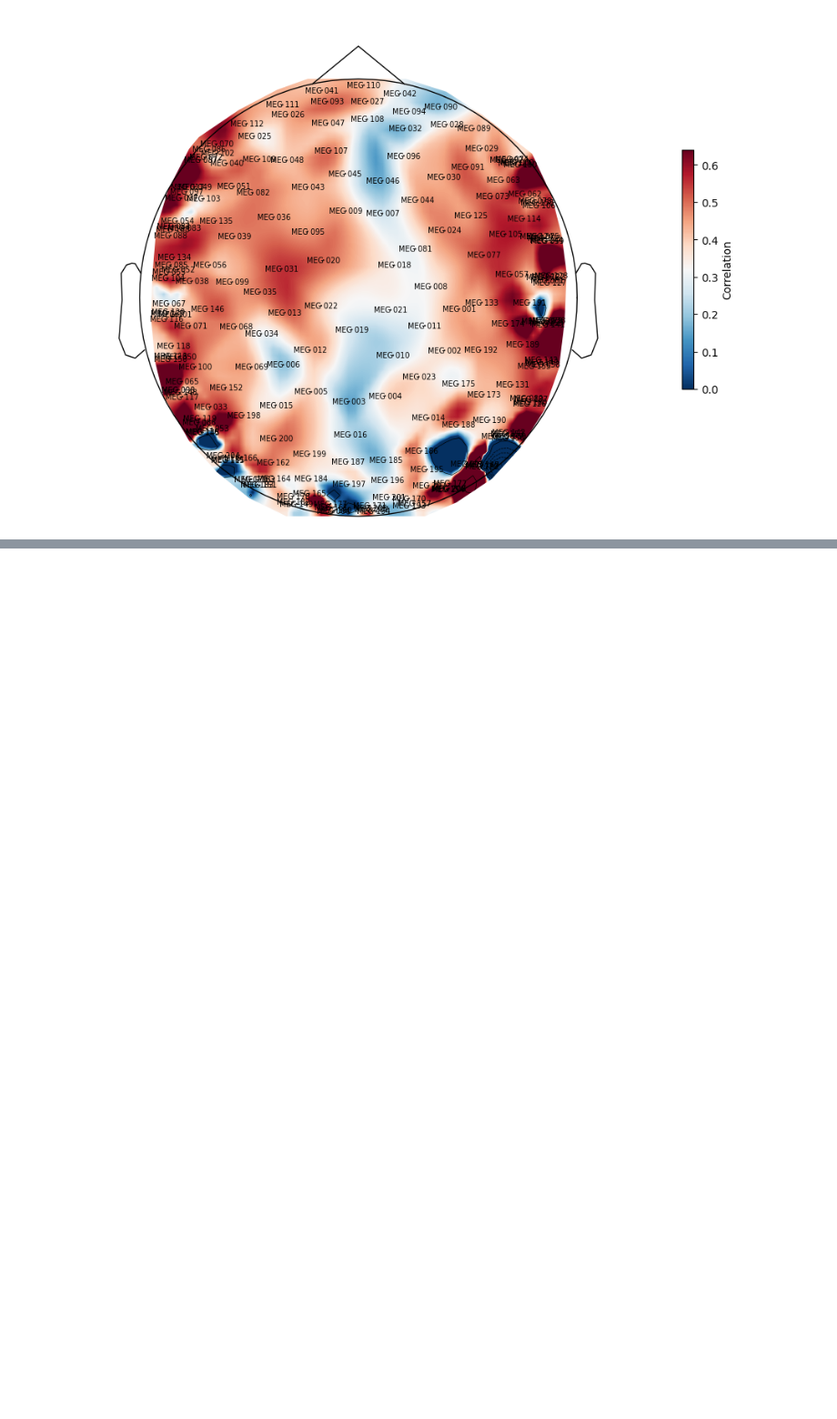
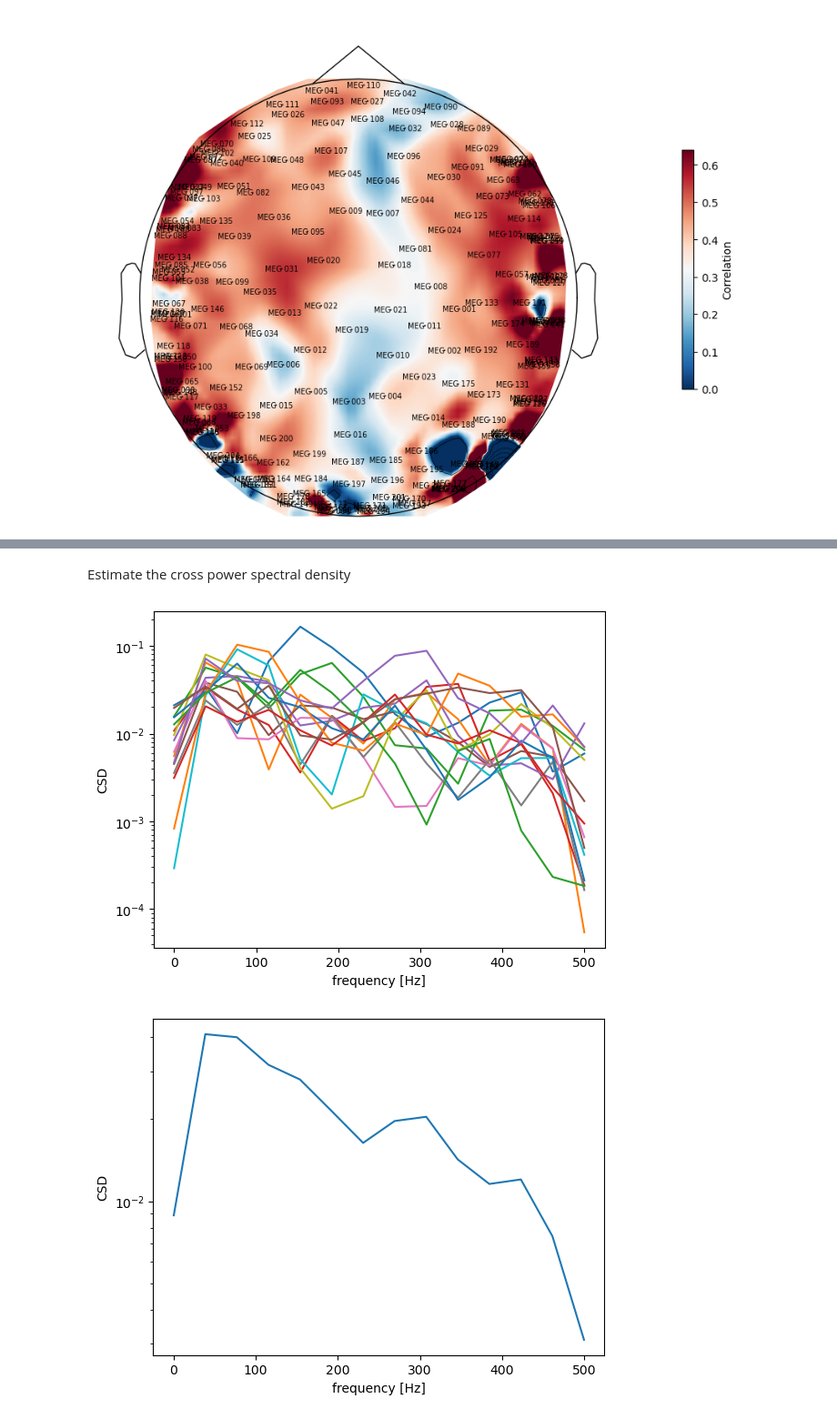
Before and after one commit to neoayanami/meg-encoding, a Jupyter notebook: code/run_train.ipynb, the cells around one changed output, grey strips where cells are left out. Shown: that part at 91% size. Cells and saved outputs as stored; diff of their text form; code cells hidden in the pictures; blank space fills up the shorter version.

```diff
--- a/code/run_train.ipynb
+++ b/code/run_train.ipynb
@@ -242,0 +252,23 @@ plt.show()
+# %% [markdown]
+Estimate the cross power spectral density
+# %%
+from scipy import signal
+
+real_meg_202 = real_target[202, 0, :, :]
+pred_meg_202 = pred_meg_y[202, 0, :, :]
+
+assert real_meg_202.shape == pred_meg_202.shape
+f, Pxy = signal.csd(real_meg_202, pred_meg_202, sampling_meg, scaling='density', average='mean')
+
+plt.semilogy(f, np.abs(Pxy).T)
+plt.xlabel('frequency [Hz]')
+plt.ylabel('CSD')
+plt.show()
+
+plt.semilogy(f, np.mean(np.abs(Pxy).T, axis=1))
+plt.xlabel('frequency [Hz]')
+plt.ylabel('CSD')
+plt.show()
+# %% [output]
+[figure, added]
+[figure, added]
```
Also changed, not shown: parts of 8 cells of this notebook.
